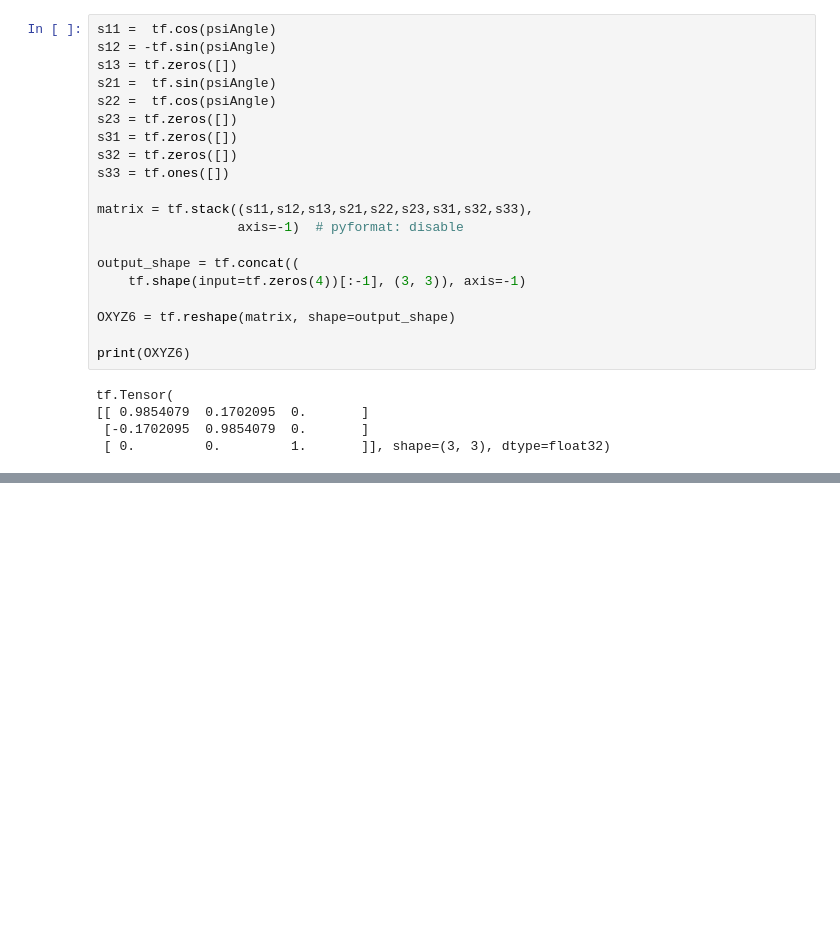
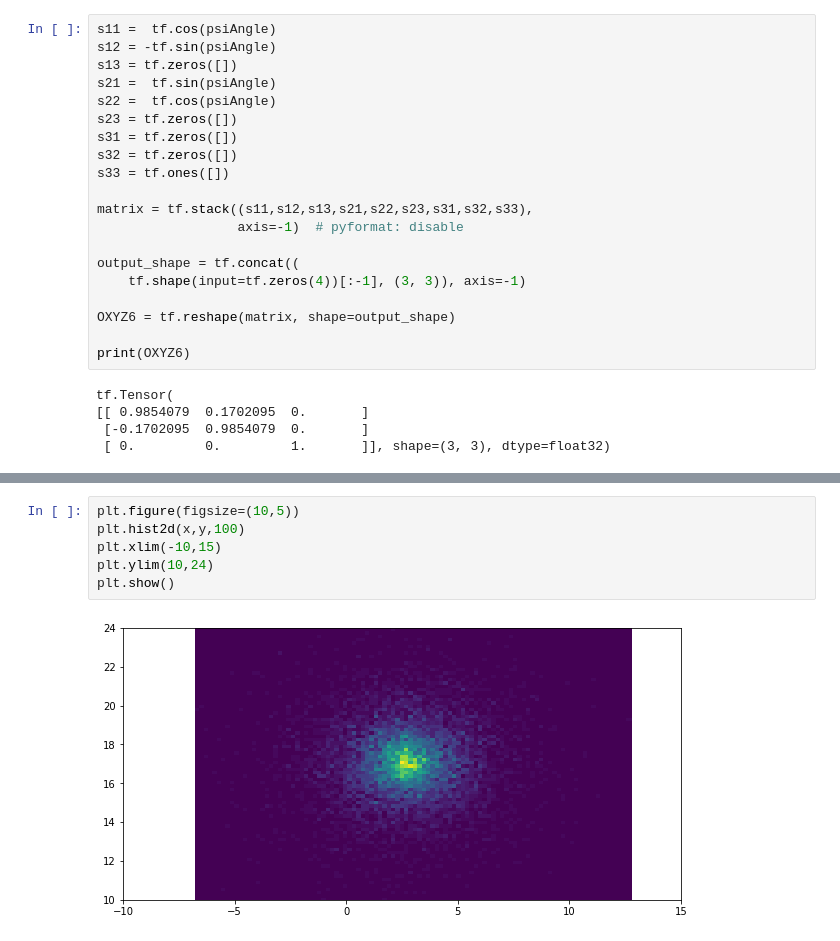
Before and after one commit to RogerMor/LMCpaper, a Jupyter notebook: LMC-disk-simul-FirstVersionRoger_ACG.ipynb, the cells around one changed output, grey strips where cells are left out. Cells and saved outputs as stored; diff of their text form; blank space fills up the shorter version.

```diff
--- a/LMC-disk-simul-FirstVersionRoger_ACG.ipynb
+++ b/LMC-disk-simul-FirstVersionRoger_ACG.ipynb
@@ -1210,0 +1249,8 @@ Shape tf.Tensor(
+# %%
+plt.figure(figsize=(10,5))
+plt.hist2d(x,y,100)
+plt.xlim(-10,15)
+plt.ylim(10,24)
+plt.show()
+# %% [output]
+[figure, added]
```
Also changed, not shown: parts of 20 cells of this notebook.
